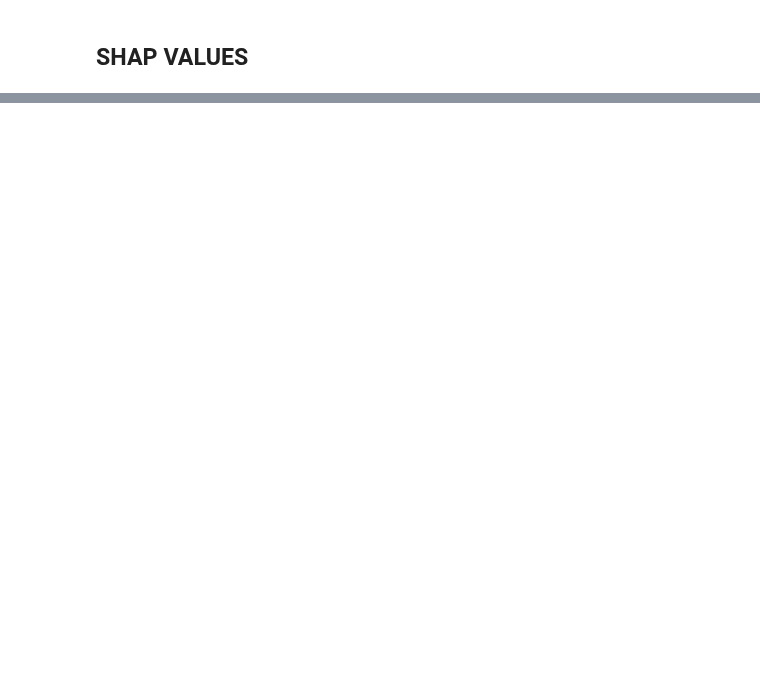
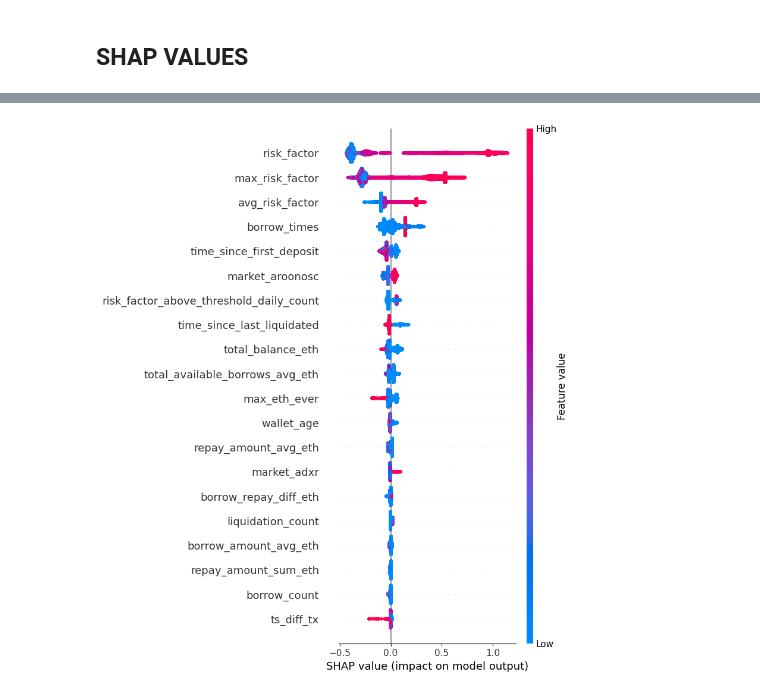
Before and after one commit to carinunez/Labs_MDS, a Jupyter notebook: proyecto_lab/shap.ipynb, the cells around one changed output, grey strips where cells are left out. Drawn from its saved outputs; the diff is of its cells as text; code cells hidden in the pictures; blank space fills up the shorter version.

```diff
--- a/proyecto_lab/shap.ipynb
+++ b/proyecto_lab/shap.ipynb
@@ -154,0 +163,4 @@ XGBoostError: [00:28:30] C:\buildkite-agent\builds\buildkite-windows-cpu-autosca
+# %%
+shap.summary_plot(shap_values, X)
+# %% [output]
+[figure, added]
```
Also changed, not shown: parts of 6 cells of this notebook, 4 other files.
